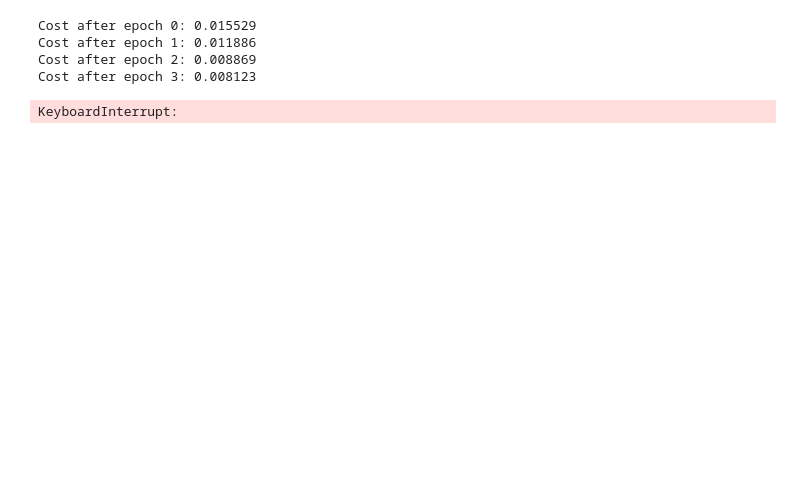
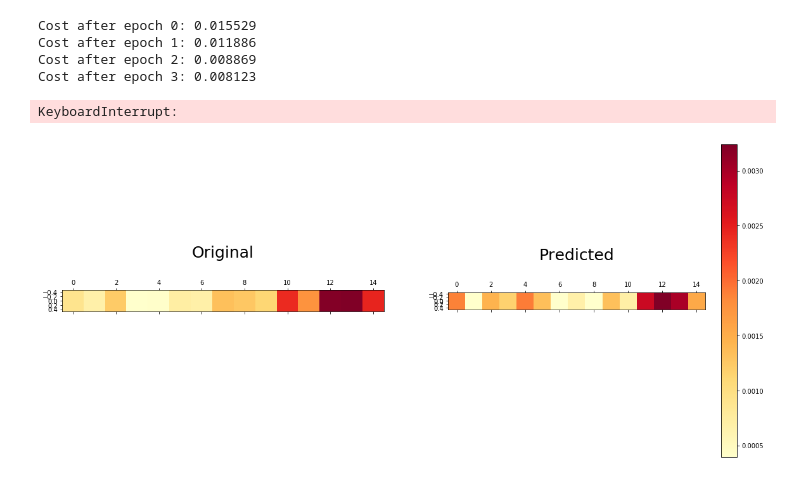
Before and after one commit to Khrameeva-Lab/DeepLearningHiC, a Jupyter notebook: DeepLearningHiC.ipynb, the cells around one changed output. Drawn from its saved outputs; the diff is of its cells as text; code cells hidden in the pictures; blank space fills up the shorter version.

```diff
--- a/DeepLearningHiC.ipynb
+++ b/DeepLearningHiC.ipynb
@@ -1078,0 +1093,46 @@ def predict_v2(X, parameters):
+# %%
+def plot_two_hic_same_scale(original, predicted, use_log_scale = True):
+    fig = plt.figure(figsize=(20, 20))
+
+    ax1 = fig.add_subplot(221)
+    ax2 = fig.add_subplot(222)
+
+    ax1.set_title("Original", fontsize=25, pad=50)
+    ax2.set_title("Predicted", fontsize=25, pad=50)
+
+    if use_log_scale:
+        # to get rid of possible -inf
+        masked_log10 = np.ma.masked_invalid(np.log10(original))
+
+        v_min_value, v_max_value = np.min(masked_log10), np.max(masked_log10)
+
+        im1 = ax1.matshow(np.log10(original), cmap='YlOrRd', vmin=v_min_value, vmax=v_max_value)
+        im2 = ax2.matshow(np.log10(predicted), cmap='YlOrRd', vmin=v_min_value, vmax=v_max_value)
+
+        fig.colorbar(im1)
+    else:
+        v_min_value, v_max_value = np.min(original), np.max(original)
+
+        im1 = ax1.matshow(original, cmap='YlOrRd', vmin=v_min_value, vmax=v_max_value)
+        im2 = ax2.matshow(predicted, cmap='YlOrRd', vmin=v_min_value, vmax=v_max_value)
+
+        fig.colorbar(im1)
+# %%
+# restore the model and make prediction
+old_min = 0
+old_max = 13.328629427113079
+
+loaded_parameters = load_parameters('parameters_normalized_deep.npy')
+normalized_test_matrix, _, _ = min_max_normalize(resulting_matrices[21], old_min, old_max)
+
+# TODO: check, maybe None is returned from the function
+predicted_row_deep = predict_row_v2(normalized_test_matrix, loaded_parameters, SQUARE_SIZE, 5)
+
+plot_two_hic_same_scale(resulting_matrices[21][5:6, 2:-2], predicted_row_deep[0:1, ], use_log_scale=False)
+
+# TODO: plot two rows - original and predicted, also plot the whole original matrix
+
+# plot_hic(resulting_matrices[21][1:-1, ])
+# plot_hic(predicted_matrix[1:-1, ])
+# %% [output]
+[figure, added]
```
Also changed, not shown: parts of 18 cells of this notebook.
